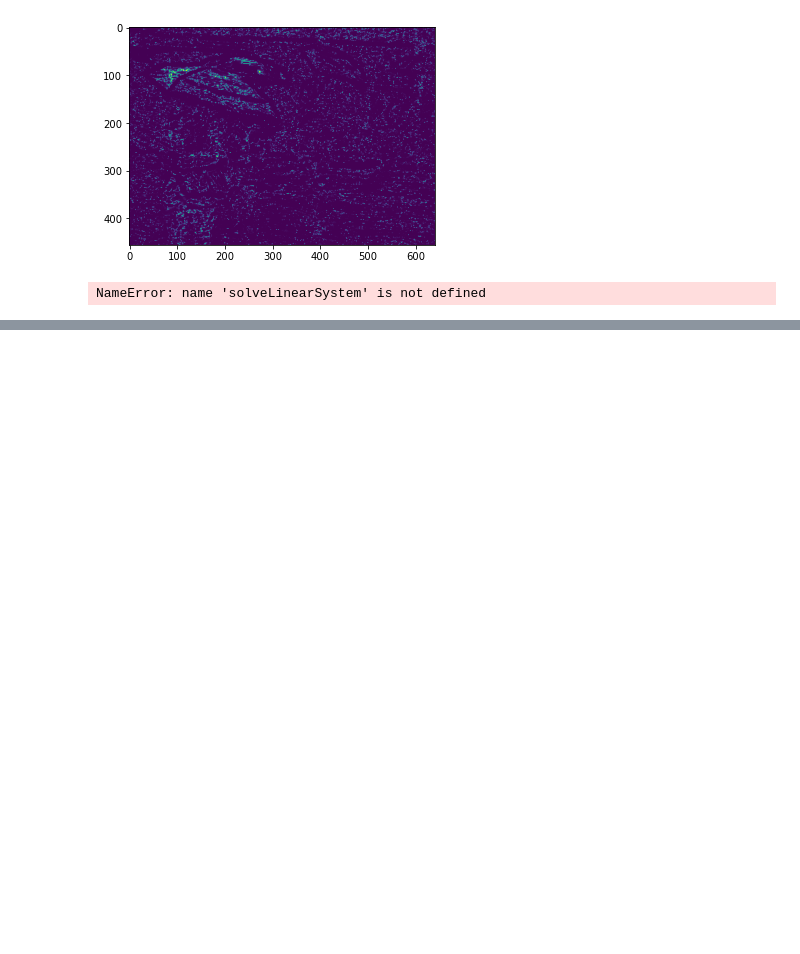
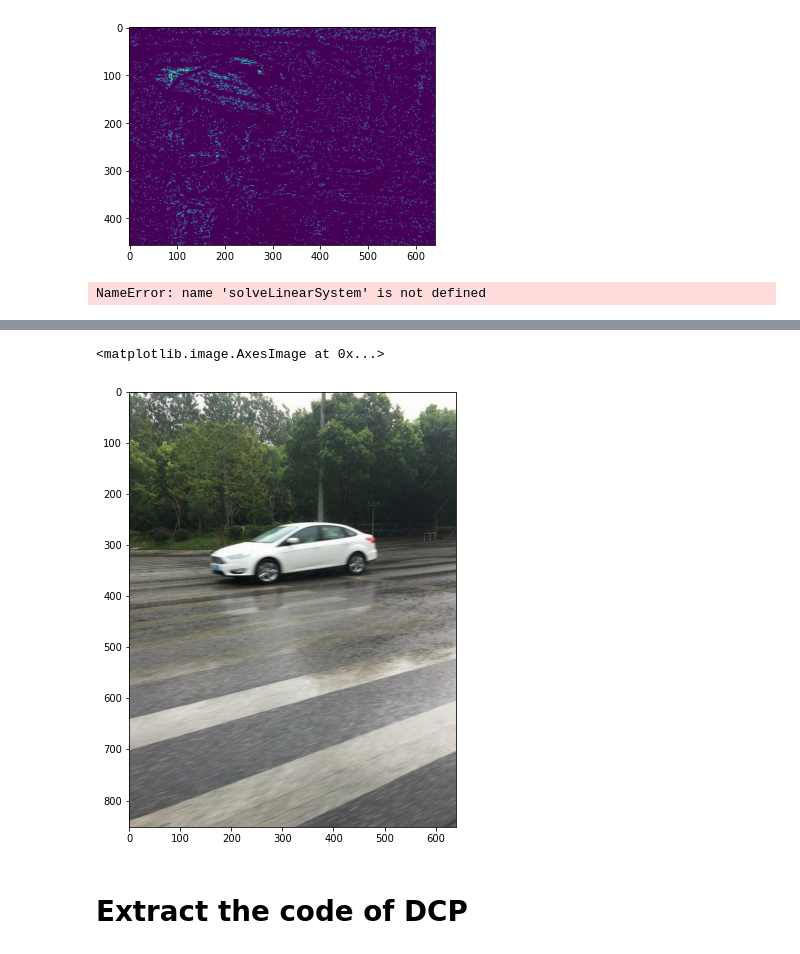
Before and after one commit to vfrantc/trans_experiments, a Jupyter notebook: play_with_star_gpu.ipynb, the cells around one changed output, grey strips where cells are left out. Drawn from its saved outputs; the diff is of its cells as text; code cells hidden in the pictures; blank space fills up the shorter version.

```diff
--- a/play_with_star_gpu.ipynb
+++ b/play_with_star_gpu.ipynb
@@ -237,0 +357,48 @@ end
+# %%
+from numpy.core.fromnumeric import mean
+class GuidedFilter(nn.Module):
+  def __init__(self, r=40, eps=1e-3, gpu_ids=None):
+    super(GuidedFilter, self).__init__()
+    self.r = r
+    self.eps = eps
+    self.boxfilter = nn.AvgPool2d(kernel_size=2*self.r+1, stride=1,padding=self.r)
+
+  def forward(self, I, p):
+    N = self.boxfilter(torch.ones(p.size()))
+
+    if I.is_cuda:
+      N = N.cuda()
+
+    mean_I = self.boxfilter(I) / N
+    mean_p = self.boxfilter(p) / N
+    mean_Ip = self.boxfilter(I*p) / N
+    cov_Ip = mean_Ip - mean_I * mean_p
+
+    mean_II = self.boxfilter(I*I) / N
+    var_I = mean_II - mean_I * mean_I
+
+    a = cov_Ip / (var_I + self.eps)
+    b = mean_p - a * mean_I
+    mean_a = self.boxfilter(a) / N
+    mean_b = self.boxfilter(b) / N
+    return mean_a * I + mean_b
+# %%
+image = cv2.imread('input/input/386.png', 1)
+image = cv2.cvtColor(image, cv2.COLOR_BGR2RGB)
+image = image.astype(np.float64) / 256
+image = image.transpose((2, 0, 1))
+image = torch.from_numpy(image).unsqueeze(0)
+flt = GuidedFilter()
+result = flt(image, image)
+plt.figure(figsize=(16, 8))
+plt.imshow(result.squeeze().numpy().transpose((1, 2, 0)))
+# %%
+flt = GuidedFilter()
+result = flt(image, image)
+plt.figure(figsize=(16, 8))
+plt.imshow(result.squeeze().numpy().transpose((1, 2, 0)))
+# %% [output]
+<matplotlib.image.AxesImage at 0x...>
+[figure, added]
+# %% [markdown]
+# Extract the code of DCP
```
Also changed, not shown: parts of 33 cells of this notebook.
